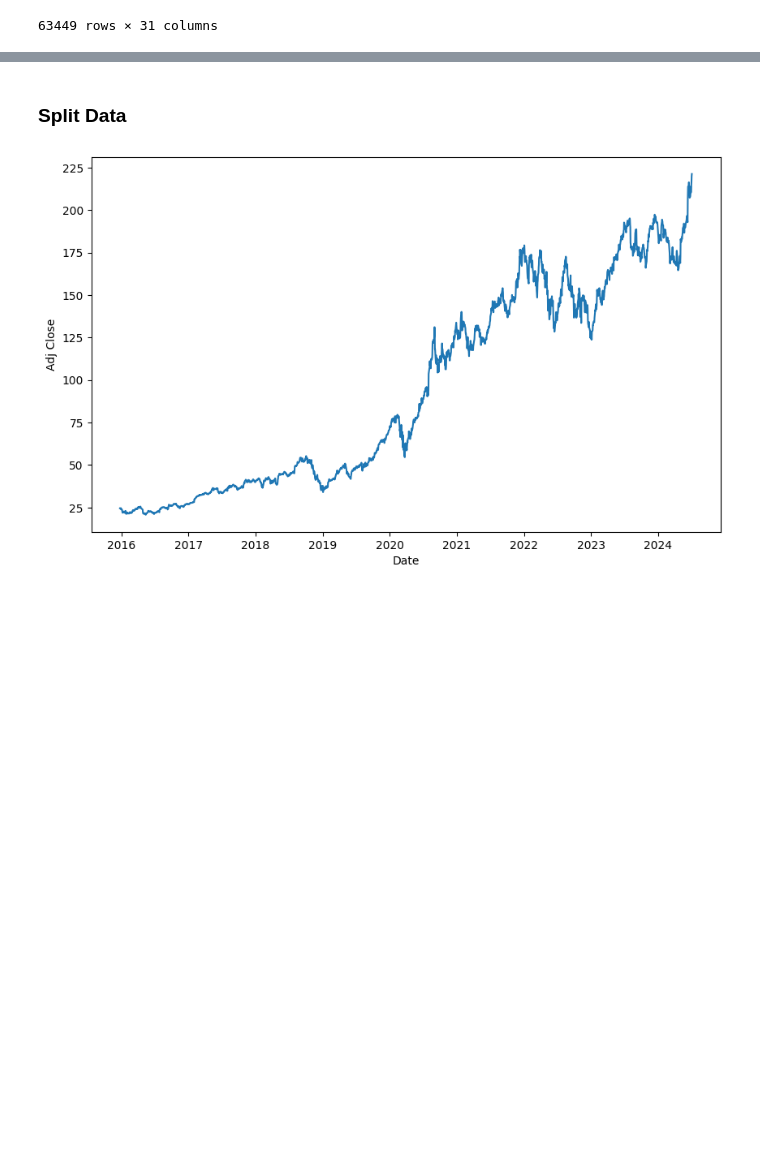
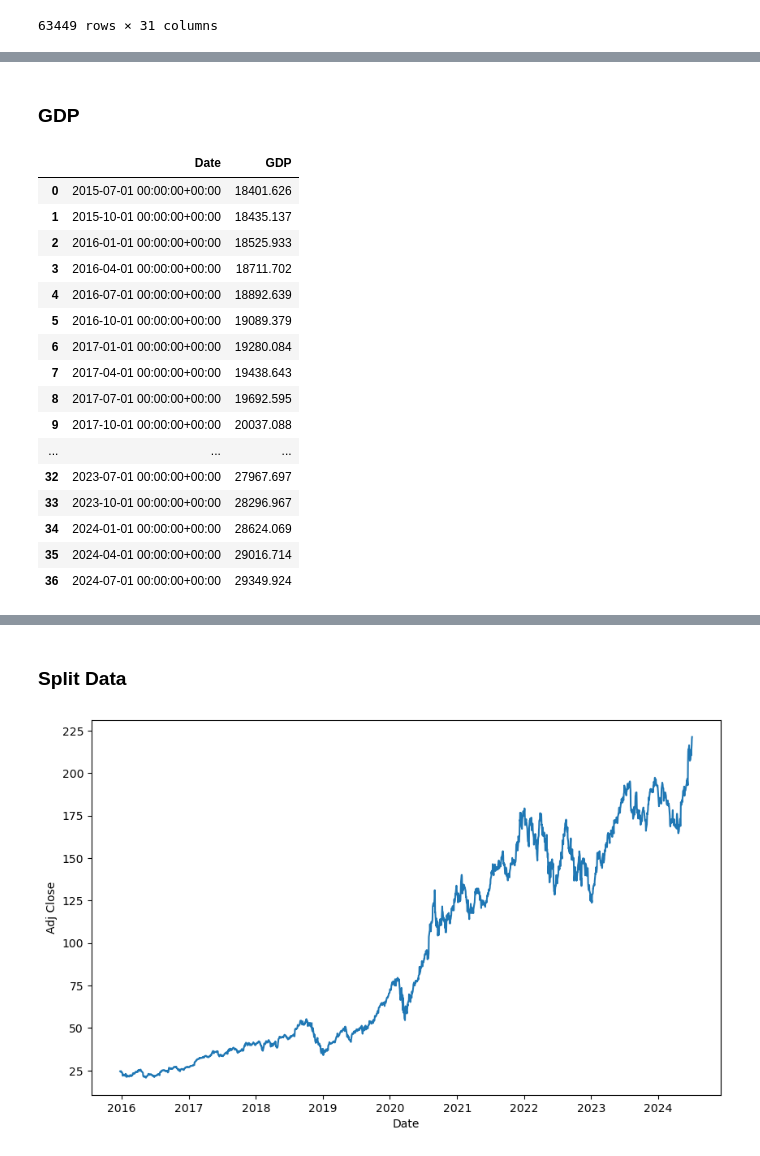
Before and after one commit to shughes1000/stock-price-forecasting, a Jupyter notebook: code/feature_engineering/feature_engineering.ipynb, the cells around one changed output, grey strips where cells are left out. Saved outputs shown, nothing was run; the diff lists cells and outputs as text; code cells hidden in the pictures; blank space fills up the shorter version.

```diff
--- a/code/feature_engineering/feature_engineering.ipynb
+++ b/code/feature_engineering/feature_engineering.ipynb
@@ -344,0 +467,30 @@ df
+# %% [markdown]
+### GDP
+# %%
+df_gdp = pd.read_parquet('../../data/datasets/gdp.parquet')
+
+df_gdp['Date'] = pd.to_datetime(df_gdp['Date'], utc=True)
+
+df_gdp.sort_values(['Date'], inplace=True, ignore_index=True)
+
+# df_gdp['GDP Change'] = df_gdp['GDP'] - df_gdp['GDP'].shift(1)
+
+df_gdp
+# %% [output]
+|  | Date | GDP |
+| 0 | 2015-07-01 00:00:00+00:00 | 18401.626 |
+| 1 | 2015-10-01 00:00:00+00:00 | 18435.137 |
+| 2 | 2016-01-01 00:00:00+00:00 | 18525.933 |
+| 3 | 2016-04-01 00:00:00+00:00 | 18711.702 |
+| 4 | 2016-07-01 00:00:00+00:00 | 18892.639 |
+| 5 | 2016-10-01 00:00:00+00:00 | 19089.379 |
+| 6 | 2017-01-01 00:00:00+00:00 | 19280.084 |
+| 7 | 2017-04-01 00:00:00+00:00 | 19438.643 |
+| 8 | 2017-07-01 00:00:00+00:00 | 19692.595 |
+| 9 | 2017-10-01 00:00:00+00:00 | 20037.088 |
+| ... | ... | ... |
+| 32 | 2023-07-01 00:00:00+00:00 | 27967.697 |
+| 33 | 2023-10-01 00:00:00+00:00 | 28296.967 |
+| 34 | 2024-01-01 00:00:00+00:00 | 28624.069 |
+| 35 | 2024-04-01 00:00:00+00:00 | 29016.714 |
+| 36 | 2024-07-01 00:00:00+00:00 | 29349.924 |
```
Also changed, not shown: parts of 18 cells of this notebook, 2 other files.
